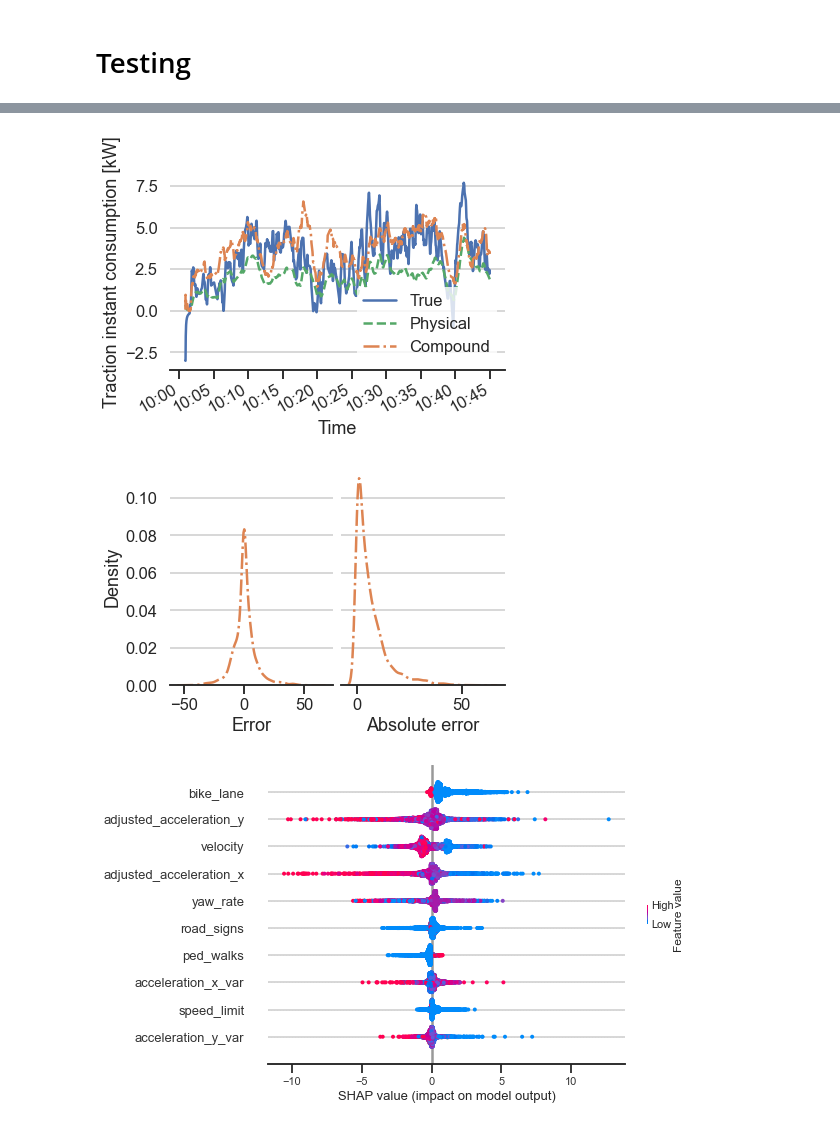
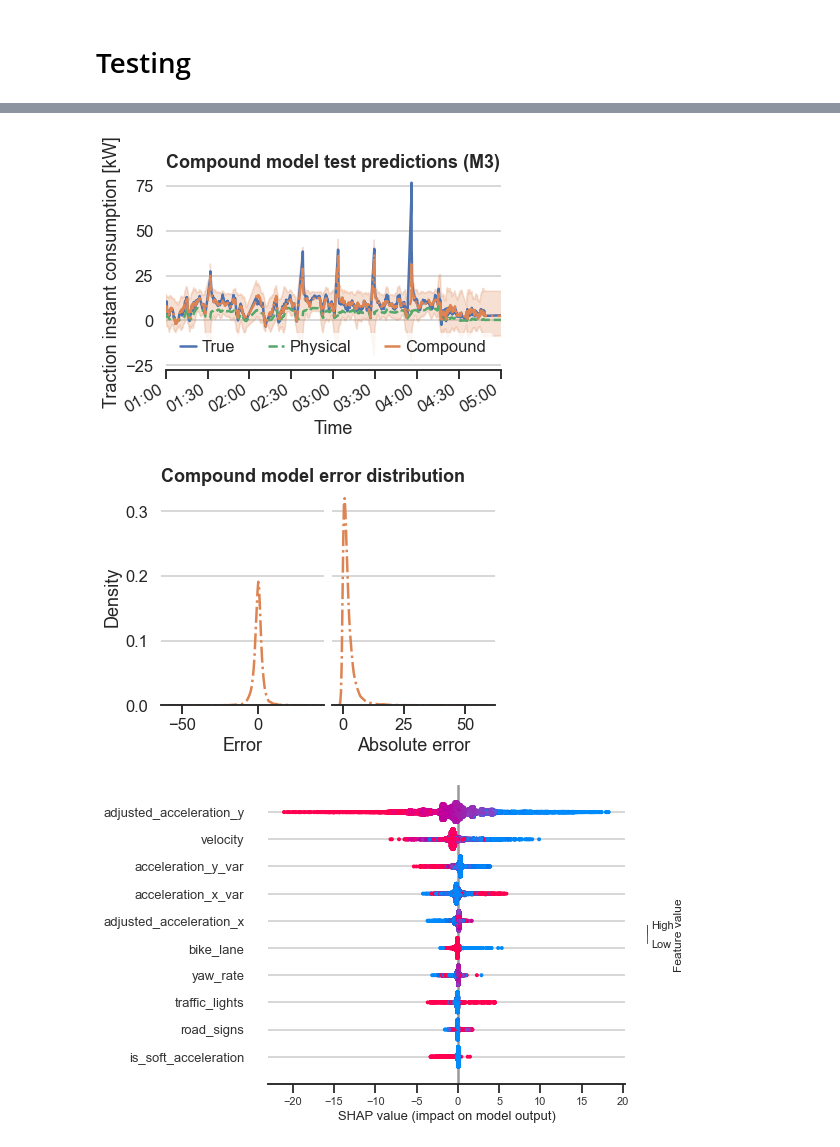
Before and after one commit to simonmoesorensen/energy-consumption-project, a Jupyter notebook: notebooks/combined_model.ipynb, the cells around one changed output, grey strips where cells are left out. Cells and saved outputs as stored; diff of their text form; code cells hidden in the pictures.

```diff
--- a/notebooks/combined_model.ipynb
+++ b/notebooks/combined_model.ipynb
@@ -54,20 +54,26 @@ COMPOUND_STYLE = "dashdot"
 # %%
 all_data = pd.read_parquet("../data/processed/all_trips.parquet")
 
-df = all_data.query("route in ['M3_VH', 'CPH1_HH', 'CPH1_VH']")
-df_test = all_data.query("route in ['CPH6_VH', 'CPH6_HH']")
-train_trip = 7448
-test_trip = 13201
+# df = all_data.query("route in ['M3_VH', 'CPH1_HH', 'CPH1_VH']")
+# df_test = all_data.query("route in ['CPH6_VH', 'CPH6_HH']")
+# train_route = "M3"
+# train_trip = 7448
+# test_route = "CPH6"
+# test_trip = 13175
 
 # df = all_data.query("route == 'CPH1_VH' and trip in [7792, 7805, 8040, 8042, 8227, 9289]")
 # df_test = all_data.query("route == 'CPH1_VH' and trip == 10218")
+# train_route = "CPH1"
 # train_trip = 7792
+# test_route = "CPH1"
 # test_trip = 10218
 
-# df = all_data.query("route == 'M3_VH' and trip in [7448, 7895, 7995]")
-# df_test = all_data.query("route == 'M3_VH' and trip == 7995")
-# train_trip = 7448
-# test_trip = 7995
+df = all_data.query("route == 'M3_VH' and trip in [7448, 7895, 7995]")
+df_test = all_data.query("route == 'M3_VH' and trip == 7995")
+train_route = "M3"
+train_trip = 7448
+test_route = "M3"
+test_trip = 7995
 
 outlier_columns = ['acceleration_z',
                    'acceleration_y',
@@ -177,0 +182,8 @@ LGBMRegressor()
+# %%
+import lightgbm as lgb
+model_median = lgb.LGBMRegressor(**cv.best_params_)
+model_median.fit(df[features], df[target])
+model_lower = lgb.LGBMRegressor(objective="quantile", alpha=0.025, **cv.best_params_)
+model_lower.fit(df[features], df[target])
+model_upper = lgb.LGBMRegressor(objective="quantile", alpha=0.975, **cv.best_params_)
+model_upper.fit(df[features], df[target])
@@ -215,10 +245,18 @@ fig.savefig("../figures/physical_error.png")
 # %%
-df['error_pred'] = model.predict(df[features])
+df['error_pred'] = model_median.predict(df[features])
+df['error_pred_lower'] = model_lower.predict(df[features])
+df['error_pred_upper'] = model_upper.predict(df[features])
 df['kW_pred_final'] = df['kW_pred'] - df['error_pred']
+df['kW_pred_final_lower'] = df['kW_pred'] - df['error_pred_lower']
+df['kW_pred_final_upper'] = df['kW_pred'] - df['error_pred_upper']
 
 
-df_test['error_pred'] = model.predict(df_test[features])
+df_test['error_pred'] = model_median.predict(df_test[features])
+df_test['error_pred_lower'] = model_lower.predict(df_test[features])
+df_test['error_pred_upper'] = model_upper.predict(df_test[features])
 df_test['kW_pred_final'] = df_test['kW_pred'] - df_test['error_pred']
+df_test['kW_pred_final_lower'] = df_test['kW_pred'] - df_test['error_pred_lower']
+df_test['kW_pred_final_upper'] = df_test['kW_pred'] - df_test['error_pred_upper']
 
 
 # df_test['kW_pred_final'] = model.predict(df_test[features])
@@ -258,9 +320,11 @@ fig, ax = plt.subplots()
 sns.lineplot(data=df_plot, x="TS_or_Distance", y="traction_instant_consumption", label='True', color=TRUE_COLOR, linestyle=TRUE_STYLE)
 sns.lineplot(data=df_plot, x="TS_or_Distance", y="kW_pred", label='Physical', color=PHYSICAL_COLOR, linestyle=PHYSICAL_STYLE)
 sns.lineplot(data=df_plot, x="TS_or_Distance", y="kW_pred_final", label='Compound', color=COMPOUND_COLOR, linestyle=COMPOUND_STYLE)
+ax.fill_between(x=df_plot["TS_or_Distance"], y1=df_plot["kW_pred_final_lower"], y2=df_plot["kW_pred_final_upper"], color=COMPOUND_COLOR, alpha=0.25)
 
+ax.legend(ncol=len(ax.lines), handlelength=1, handletextpad=0.3, loc="lower center")
 ax.set(
-    # title='Physical and compound model predictions on test set',
+    title=f'Compound model test predictions ({test_route})',
     xlabel="Time",
     ylabel="Traction instant consumption [kW]",
 )
@@ -271,30 +335,31 @@ ax.xaxis.set_major_formatter(mdates.DateFormatter('%H:%M'))
 fig.savefig("../figures/compound_test.pdf")
 fig.savefig("../figures/compound_test.png")
 # %% [output]
-[figure, old version]
+[figure, new version]
 # %%
 fig, ax = plt.subplots(ncols=2, sharey=True)
 sns.kdeplot(x=df_test.assign(error=lambda x: x.kW_pred_final - x.traction_instant_consumption).error, ax=ax[0], color=COMPOUND_COLOR, linestyle=COMPOUND_STYLE)
 sns.kdeplot(x=df_test.assign(error=lambda x: x.kW_pred_final - x.traction_instant_consumption).error.abs(), ax=ax[1], color=COMPOUND_COLOR, linestyle=COMPOUND_STYLE)
 ax[0].set(
+    title="Compound model error distribution",
     xlabel="Error",
 )
 ax[1].set(
     xlabel="Absolute error",
 )
 fig.subplots_adjust(wspace=0.05, hspace=0)
 fig.savefig("../figures/compound_error.pdf")
 fig.savefig("../figures/compound_error.png")
 # %% [output]
-[figure, old version]
+[figure, new version]
 # %%
 import shap
 
-explainer = shap.TreeExplainer(model)
+explainer = shap.TreeExplainer(model_median)
 shap_values = explainer.shap_values(df_test[features])
 
 shap.summary_plot(shap_values, df_test[features], max_display=10, show=False)
 plt.savefig("../figures/shap.pdf")
 plt.savefig("../figures/shap.png")
 # %% [output]
-[figure, old version]
+[figure, new version]
```
Also changed, not shown: parts of 9 cells of this notebook, 36 other files.
